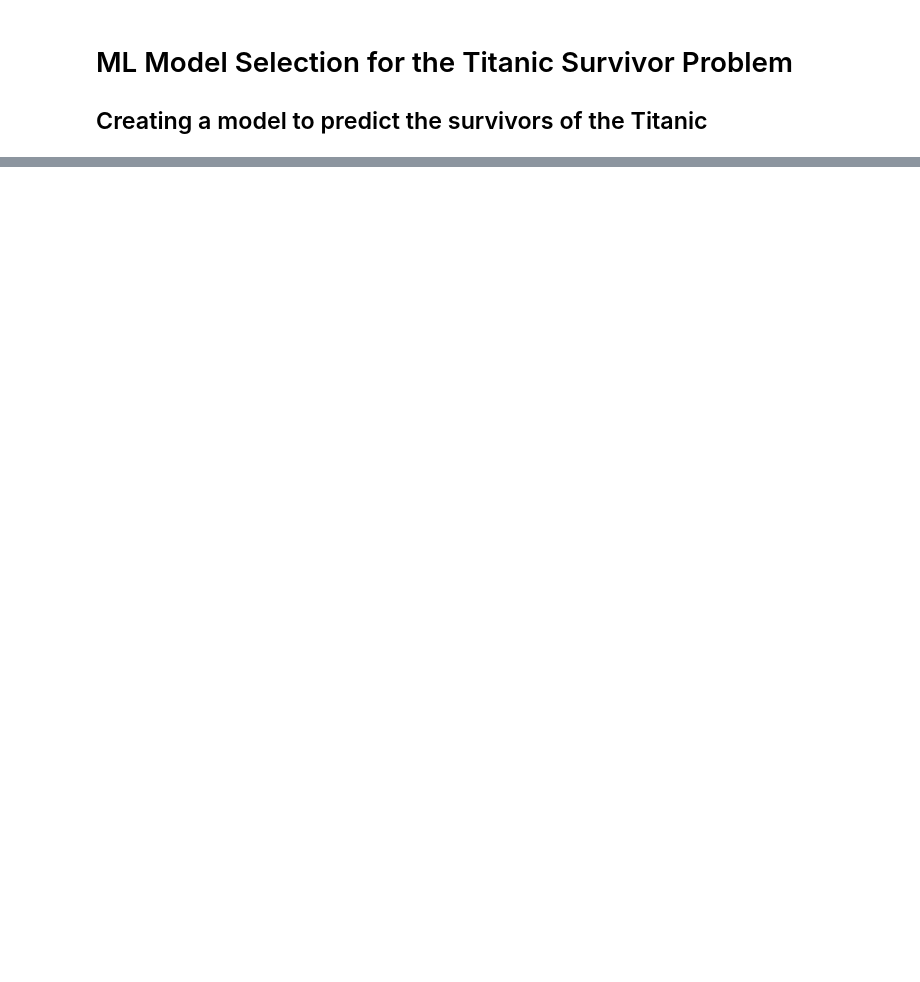
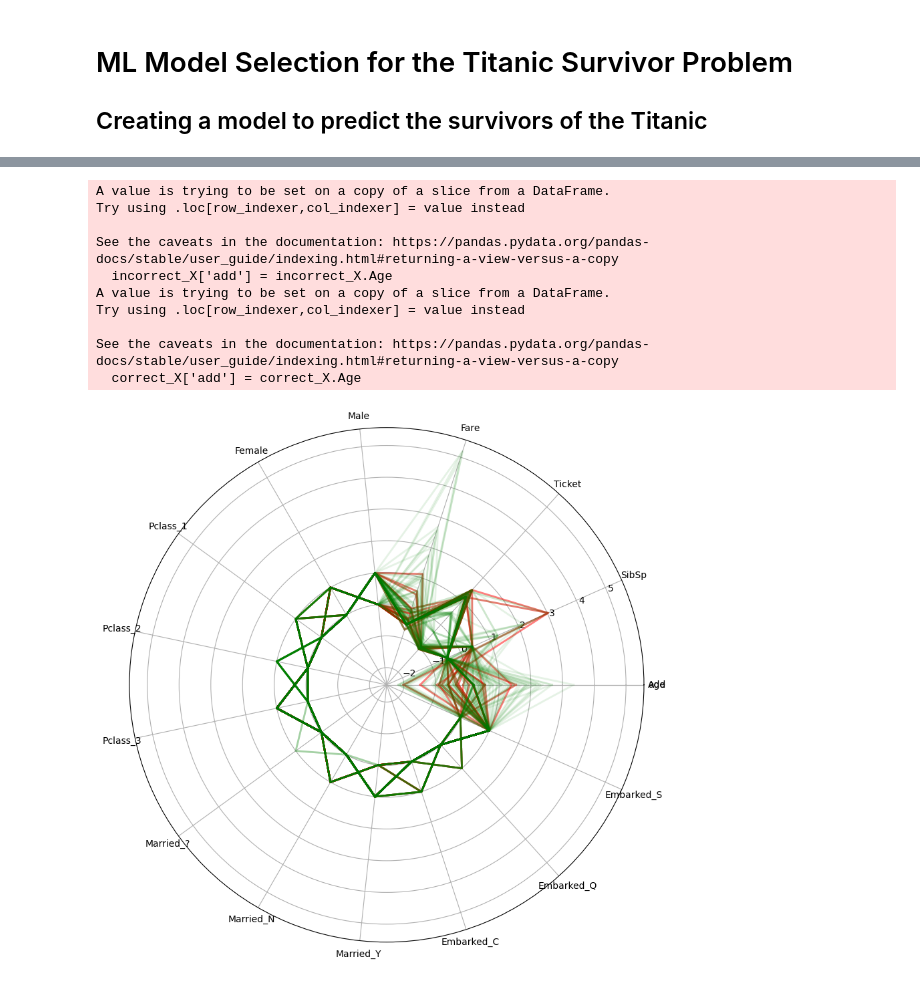
Before and after one commit to BPollins/Titanic_challenge, a Jupyter notebook: titanic_model_selection.ipynb, the cells around one changed output, grey strips where cells are left out. Saved outputs shown, nothing was run; the diff lists cells and outputs as text; code cells hidden in the pictures; blank space fills up the shorter version.

```diff
--- a/titanic_model_selection.ipynb
+++ b/titanic_model_selection.ipynb
@@ -196,8 +205,8 @@ features = []
 
 # print(base_pipeline)
 
-for x in range(6,9):
-    sbs = SFS(base_pipeline, n_features_to_select=x, direction='backward', scoring='accuracy', cv=10)
+for x in range(len(X.columns)-3,len(X.columns)):
+    sbs = SFS(base_pipeline, n_features_to_select=x, direction='forward', scoring=None, cv=10)
 
     sbs.fit(X_train, y_train)
 
@@ -217,10 +226,10 @@ for x in range(6,9):
 
 base_pipeline.fit(X_train, y_train)
 
-print('9 Features:')
+print(f'{len(X.columns)} Features:')
 print(base_pipeline.score(X_val, y_val))
 
-if max(scores) >= base_pipeline.score(X_val, y_val):
+if max(scores) > base_pipeline.score(X_val, y_val):
     selected_features = features[scores.index(max(scores))]
 
 else:
@@ -240,10 +253,11 @@ X_val_reduced = X_val[selected_features]
 # %%
 # Model Fine-Tuning
 
-fine_tune_params = {'clf__max_depth': list(range(best_pipeline['clf'].max_depth-2, best_pipeline['clf'].max_depth+3)),
-                   'clf__criterion': ['gini', 'entropy'], 'clf__n_estimators': [100, 150, 200, 250]}
+fine_tune_params = {'clf__max_depth': list(range(base_pipeline['clf'].max_depth-2, base_pipeline['clf'].max_depth+3)),
+                   'clf__criterion': ['gini', 'entropy'], 'clf__n_estimators': [100, 200, 300, 400],
+                    'clf__class_weight': [None, 'balanced', 'balanced_subsample'], 'clf__random_state':[1]}
 
-fine_tune_grid = GridSearchCV(best_pipeline, fine_tune_params, cv=10, verbose=1)
+fine_tune_grid = GridSearchCV(base_pipeline, fine_tune_params, cv=10, verbose=1, scoring='accuracy')
 
 
 fine_tune_grid.fit(X_train_reduced, y_train)
@@ -253,5 +267,9 @@ tuned_model = fine_tune_grid.best_estimator_
 
 print(tuned_model)
 
+
+print('Training:')
+print(tuned_model.score(X_train_reduced, y_train))
+print('Validation:')
 print(tuned_model.score(X_val_reduced, y_val))
 # %% [output]
@@ -263,3 +286,57 @@ Pipeline(steps=[('lda', None),
+# %%
+# Trying to spot a pattern in the incorrect guesses
+
+y_predicted = pd.DataFrame(tuned_model.predict(X_val_reduced))
+y_predicted.index = X_val.index
+
+y_predicted = y_predicted.join(y_val)
+
+y_predicted.columns = ['Prediction', 'Survived']
+
+incorrect_y = y_predicted[y_predicted.Prediction != y_predicted.Survived]
+
+incorrect_X = X_val_reduced[X_val_reduced.index.isin(incorrect_y.index)]
+
+correct_y = y_predicted[y_predicted.Prediction == y_predicted.Survived]
+
+correct_X = X_val_reduced[X_val_reduced.index.isin(correct_y.index)]
+
+
+# Radial
+
+incorrect_X['add'] = incorrect_X.Age
+correct_X['add'] = correct_X.Age
+
+
+label_loc = np.linspace(start=0, stop=2 * np.pi, num=len(incorrect_X.columns))
+
+fig, ax = plt.subplots(figsize=(10,10), subplot_kw=dict(polar=True))
+
+for i in range(len(incorrect_X)):
+
+    ax.plot(label_loc, incorrect_X.iloc[i], lw=2, color='r', alpha=0.5)
+
+    lines, labels = plt.thetagrids(np.degrees(label_loc), labels=incorrect_X.columns)
+
+for i in range(len(correct_X)):
+
+    ax.plot(label_loc, correct_X.iloc[i], lw=2, color='g', alpha=0.1)
+
+lines, labels = plt.thetagrids(np.degrees(label_loc), labels=correct_X.columns)
+
+plt.show()
+# %% [output]
+A value is trying to be set on a copy of a slice from a DataFrame.
+Try using .loc[row_indexer,col_indexer] = value instead
+
+See the caveats in the documentation: https://pandas.pydata.org/pandas-docs/stable/user_guide/indexing.html#returning-a-view-versus-a-copy
+  incorrect_X['add'] = incorrect_X.Age
+A value is trying to be set on a copy of a slice from a DataFrame.
+Try using .loc[row_indexer,col_indexer] = value instead
+
+See the caveats in the documentation: https://pandas.pydata.org/pandas-docs/stable/user_guide/indexing.html#returning-a-view-versus-a-copy
+  correct_X['add'] = correct_X.Age
+[figure, added]
 # %%
 # Predict outcomes
 total_train_data = pd.concat([X_train_reduced, X_val_reduced])
```
Also changed, not shown: parts of 8 cells of this notebook.
